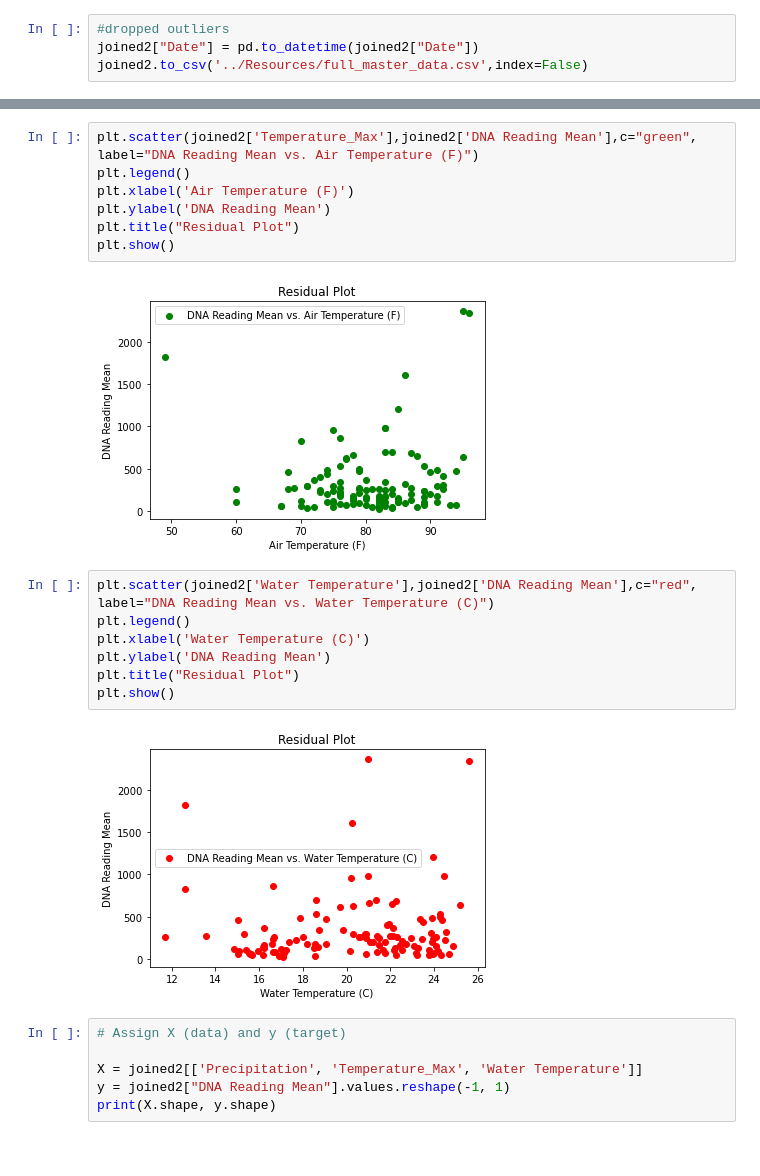
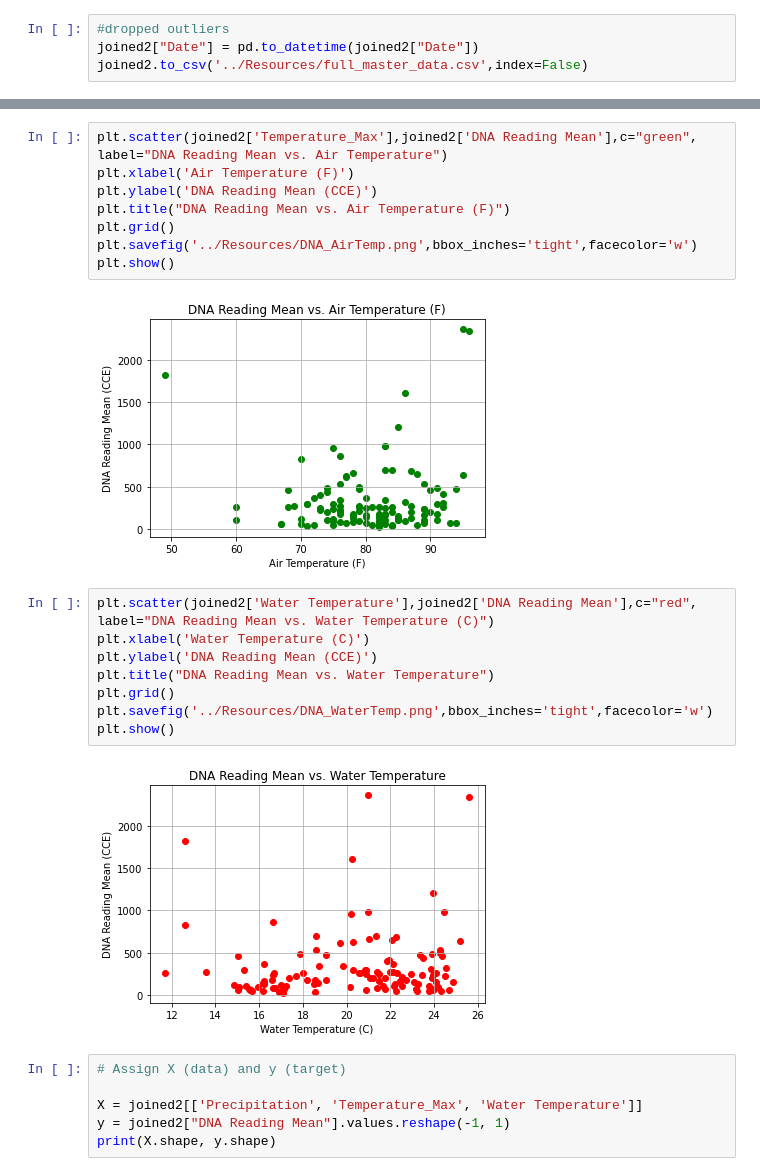
Before and after one commit to danielatuesta55/E_Coli_Chicago_Beaches, a Jupyter notebook: Jupyterlab_Notebooks/full_beach_v2.ipynb, the cells around one changed output, grey strips where cells are left out. Drawn from its saved outputs; the diff is of its cells as text.

Commit message:
added graphs

```diff
--- a/Jupyterlab_Notebooks/full_beach_v2.ipynb
+++ b/Jupyterlab_Notebooks/full_beach_v2.ipynb
@@ -225,21 +226,23 @@ plt.show()
 # %%
-plt.scatter(joined2['Temperature_Max'],joined2['DNA Reading Mean'],c="green", label="DNA Reading Mean vs. Air Temperature (F)")
-plt.legend()
+plt.scatter(joined2['Temperature_Max'],joined2['DNA Reading Mean'],c="green", label="DNA Reading Mean vs. Air Temperature")
 plt.xlabel('Air Temperature (F)')
-plt.ylabel('DNA Reading Mean')
-plt.title("Residual Plot")
+plt.ylabel('DNA Reading Mean (CCE)')
+plt.title("DNA Reading Mean vs. Air Temperature (F)")
+plt.grid()
+plt.savefig('../Resources/DNA_AirTemp.png',bbox_inches='tight',facecolor='w')
 plt.show()
 # %% [output]
-[figure, old version]
+[figure, new version]
 # %%
 plt.scatter(joined2['Water Temperature'],joined2['DNA Reading Mean'],c="red", label="DNA Reading Mean vs. Water Temperature (C)")
-plt.legend()
 plt.xlabel('Water Temperature (C)')
-plt.ylabel('DNA Reading Mean')
-plt.title("Residual Plot")
+plt.ylabel('DNA Reading Mean (CCE)')
+plt.title("DNA Reading Mean vs. Water Temperature")
+plt.grid()
+plt.savefig('../Resources/DNA_WaterTemp.png',bbox_inches='tight',facecolor='w')
 plt.show()
 # %% [output]
-[figure, old version]
+[figure, new version]
 # %%
 # Assign X (data) and y (target)
 
```
Also changed, not shown: parts of 1 cell of this notebook, 3 other files.
